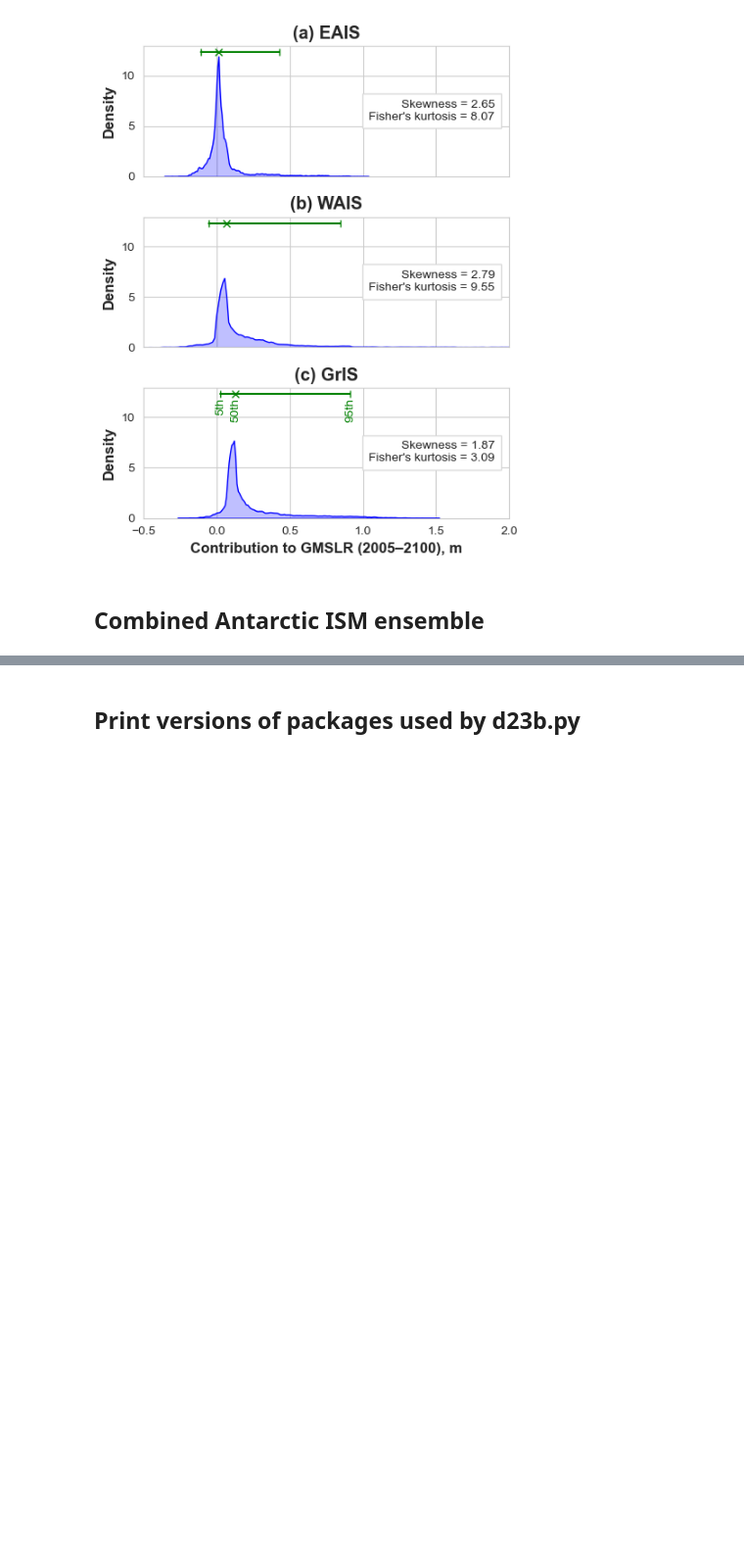
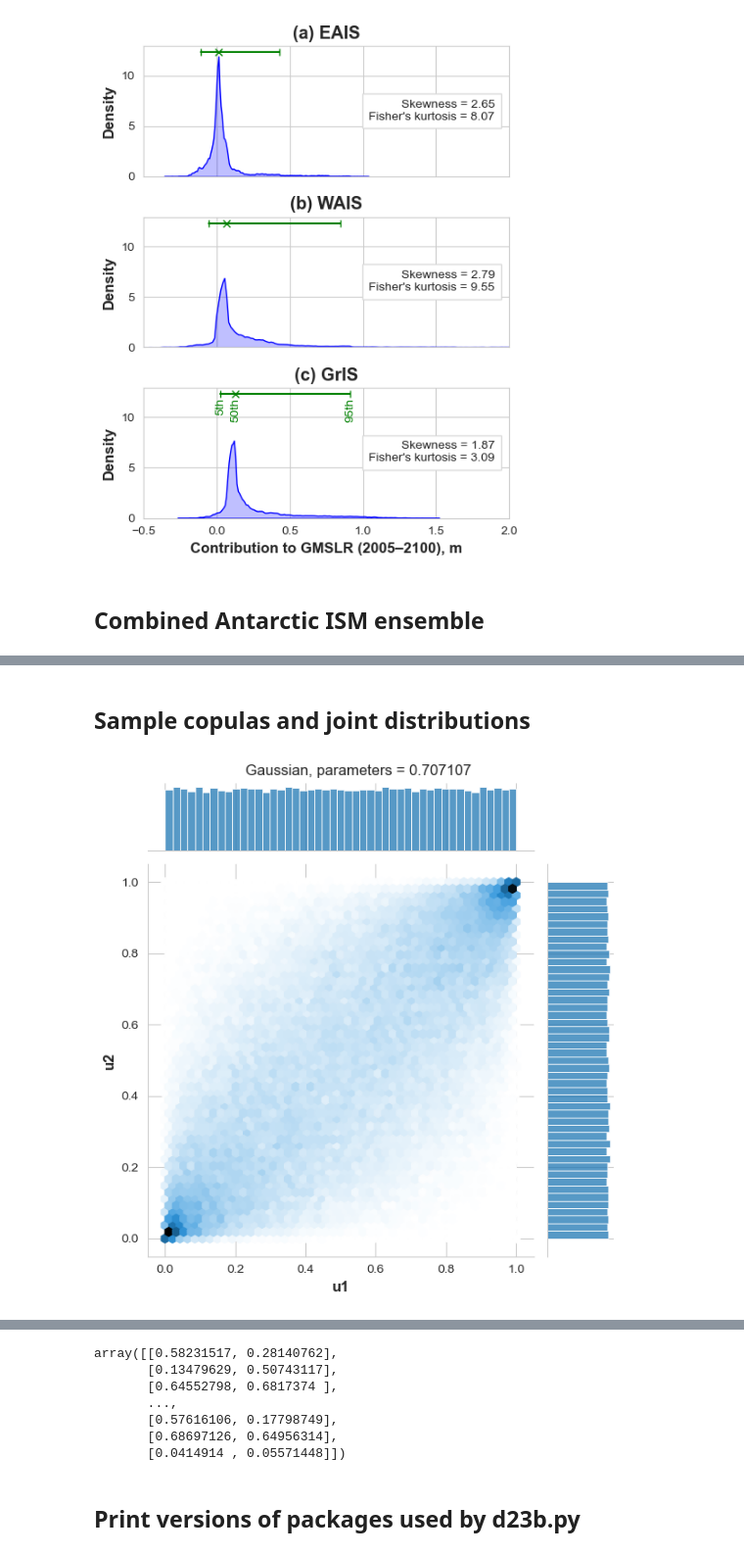
Before and after one commit to grandey/d23b-ice-dependence, a Jupyter notebook: test_d23b.ipynb, the cells around one changed output, grey strips where cells are left out. Shown at 98% size. Cells and saved outputs as stored; diff of their text form; code cells hidden in the pictures; blank space fills up the shorter version.

Commit message:
d23b.py sample_bivariate_copula(): Sample bivariate copula with a given family, rotation, Kendall's tau, and number of samples.

```diff
--- a/test_d23b.ipynb
+++ b/test_d23b.ipynb
@@ -88 +90,9 @@ Wall time: 63.4 ms
 [figure]
+# %% [markdown]
+## Sample copulas and joint distributions
+# %%
+%%time
+u_n2 = d23b.sample_bivariate_copula(family=pv.BicopFamily.gaussian, rotation=0, tau=0.5, n_samples=int(1e5), plot=True)
+u_n2
+# %% [output]
+[figure, added]
@@ -89,3 +101,10 @@ Wall time: 63.4 ms
+array([[0.58231517, 0.28140762],
+       [0.13479629, 0.50743117],
+       [0.64552798, 0.6817374 ],
+       ...,
+       [0.57616106, 0.17798749],
+       [0.68697126, 0.64956314],
+       [0.0414914 , 0.05571448]])
 # %% [markdown]
 ## Print versions of packages used by d23b.py
 # %%
```
Also changed, not shown: parts of 10 cells of this notebook, 1 other file.
